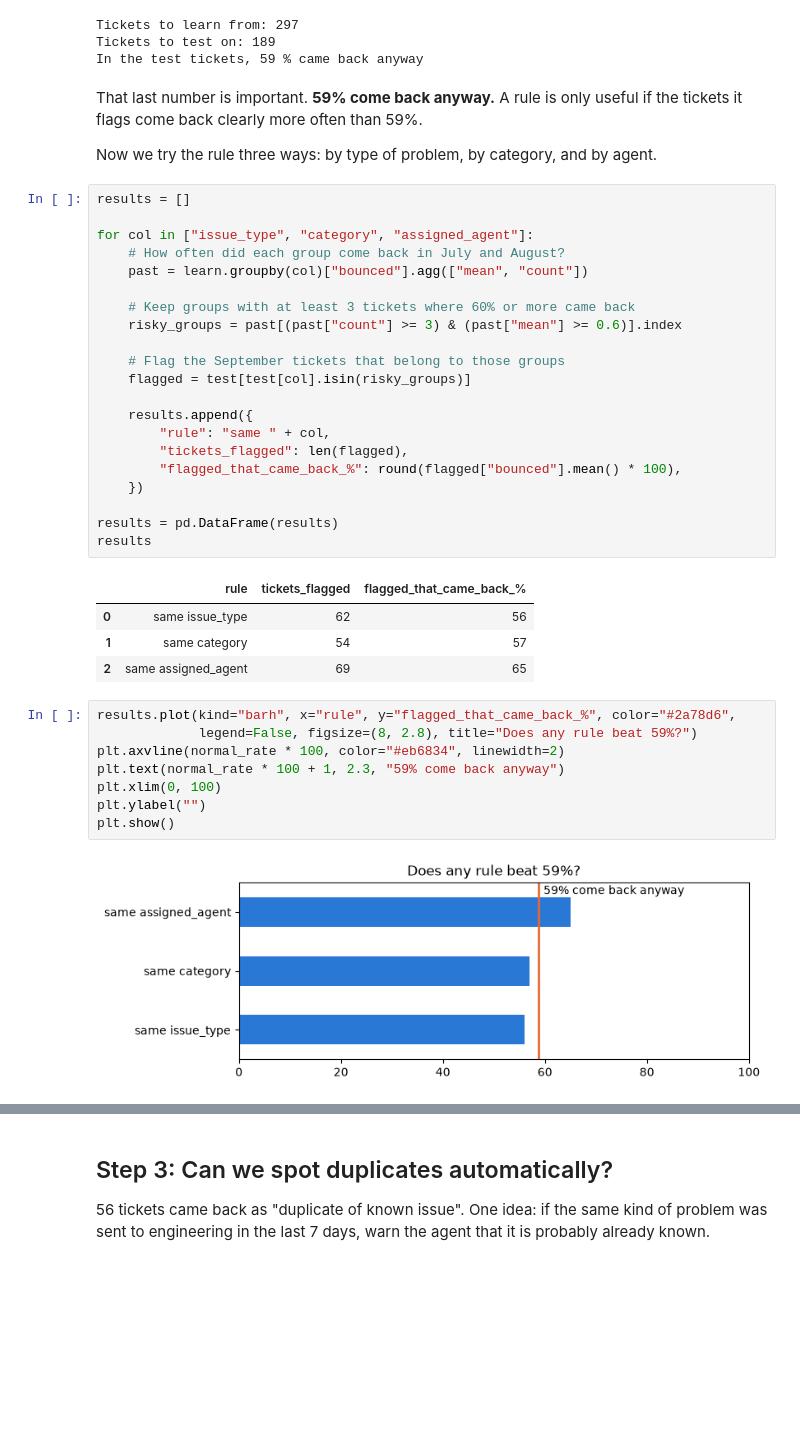
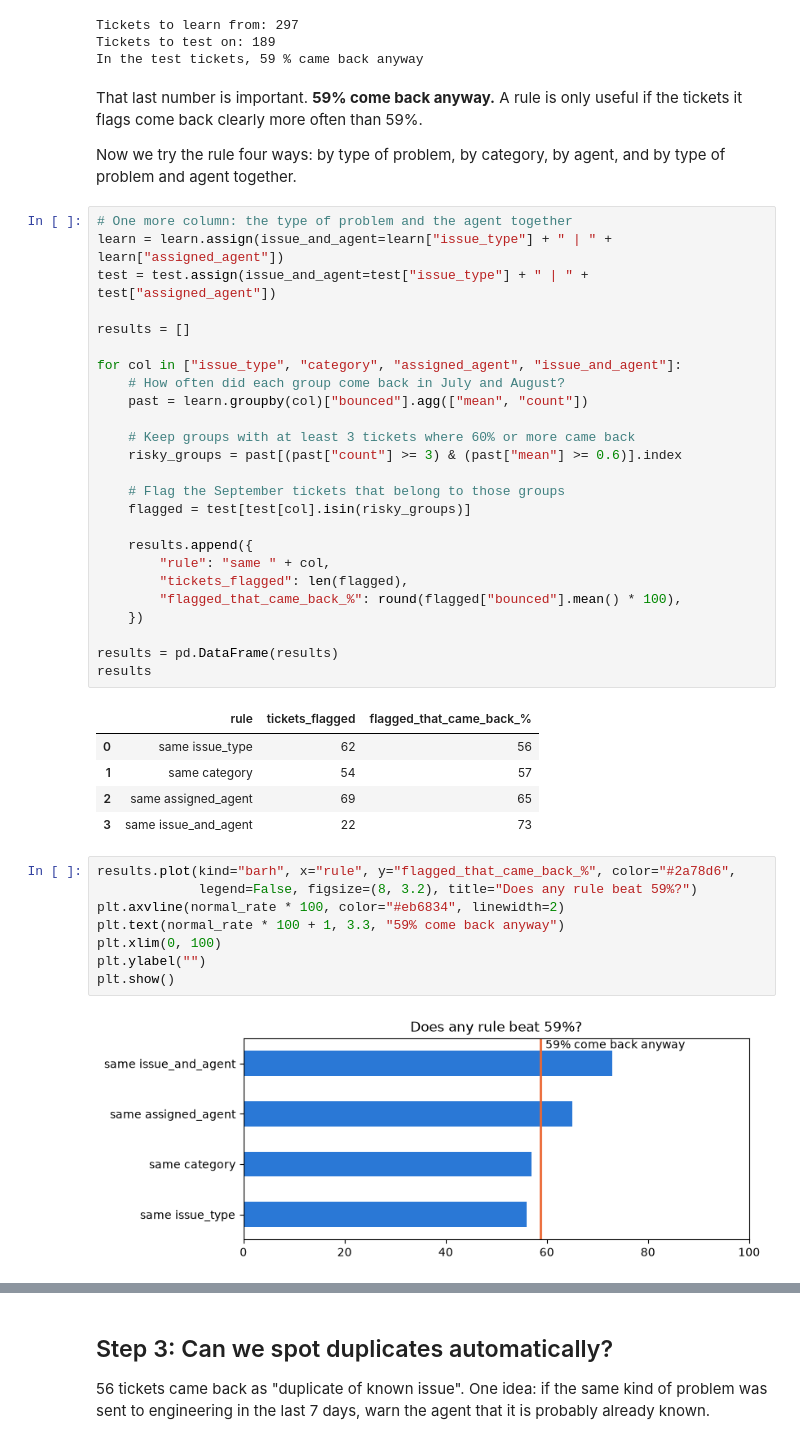
Before and after one commit to Ankur377823/rideops-escalation-check, a Jupyter notebook: notebooks/03_does_it_work.ipynb, the cells around one changed output, grey strips where cells are left out. Saved outputs shown, nothing was run; the diff lists cells and outputs as text; blank space fills up the shorter version.

Commit message:
Strengthen notebook analysis: backlog growth, agent mix check, targets

```diff
--- a/notebooks/03_does_it_work.ipynb
+++ b/notebooks/03_does_it_work.ipynb
@@ -74,11 +74,16 @@ In the test tickets, 59 % came back anyway
 That last number is important. **59% come back anyway.** A rule is only useful if the tickets it
 flags come back clearly more often than 59%.
 
-Now we try the rule three ways: by type of problem, by category, and by agent.
+Now we try the rule four ways: by type of problem, by category, by agent, and by type of problem
+and agent together.
 # %%
+# One more column: the type of problem and the agent together
+learn = learn.assign(issue_and_agent=learn["issue_type"] + " | " + learn["assigned_agent"])
+test = test.assign(issue_and_agent=test["issue_type"] + " | " + test["assigned_agent"])
+
 results = []
 
-for col in ["issue_type", "category", "assigned_agent"]:
+for col in ["issue_type", "category", "assigned_agent", "issue_and_agent"]:
     # How often did each group come back in July and August?
     past = learn.groupby(col)["bounced"].agg(["mean", "count"])
 
@@ -101,16 +106,17 @@ results
 | 0 | same issue_type | 62 | 56 |
 | 1 | same category | 54 | 57 |
 | 2 | same assigned_agent | 69 | 65 |
+| 3 | same issue_and_agent | 22 | 73 |
 # %%
 results.plot(kind="barh", x="rule", y="flagged_that_came_back_%", color="#2a78d6",
-             legend=False, figsize=(8, 2.8), title="Does any rule beat 59%?")
+             legend=False, figsize=(8, 3.2), title="Does any rule beat 59%?")
 plt.axvline(normal_rate * 100, color="#eb6834", linewidth=2)
-plt.text(normal_rate * 100 + 1, 2.3, "59% come back anyway")
+plt.text(normal_rate * 100 + 1, 3.3, "59% come back anyway")
 plt.xlim(0, 100)
 plt.ylabel("")
 plt.show()
 # %% [output]
-[figure, old version]
+[figure, new version]
 # %% [markdown]
 **What we see**
 
```
Also changed, not shown: parts of 1 cell of this notebook, 2 other files.
